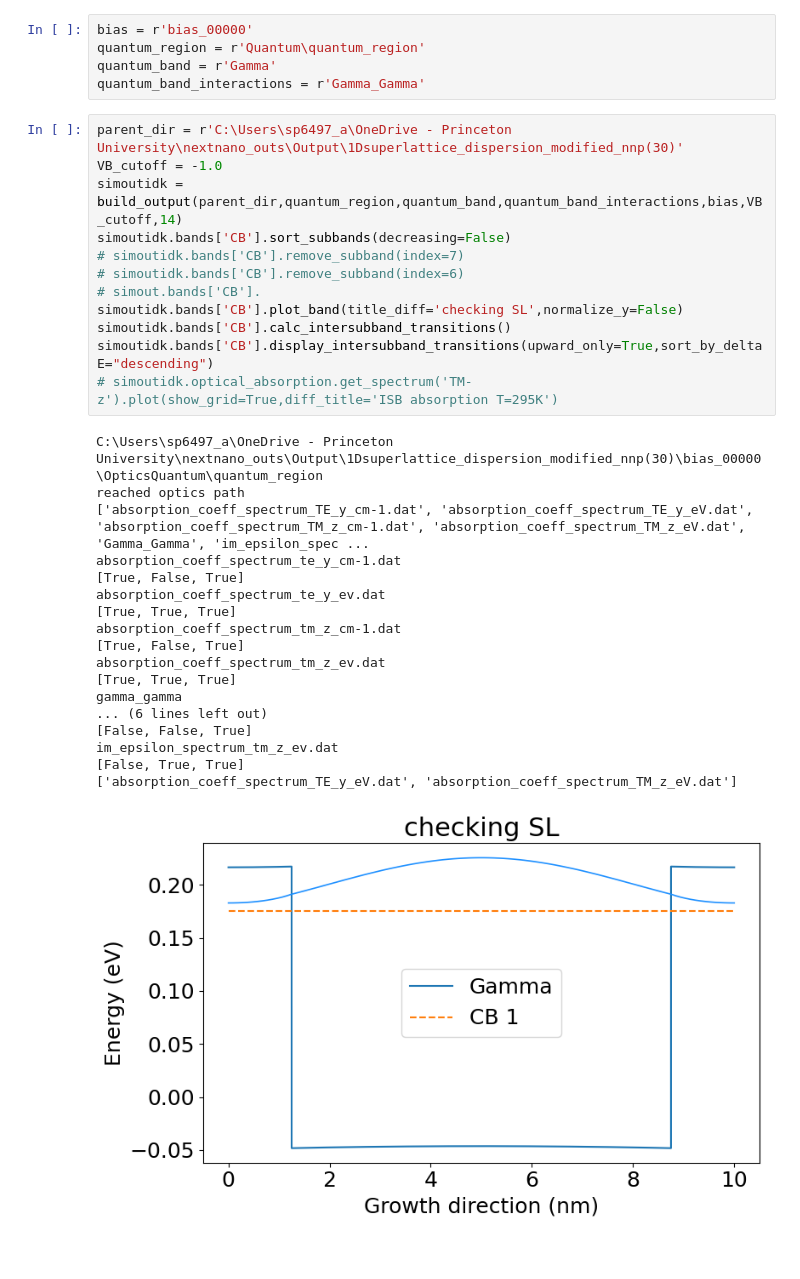
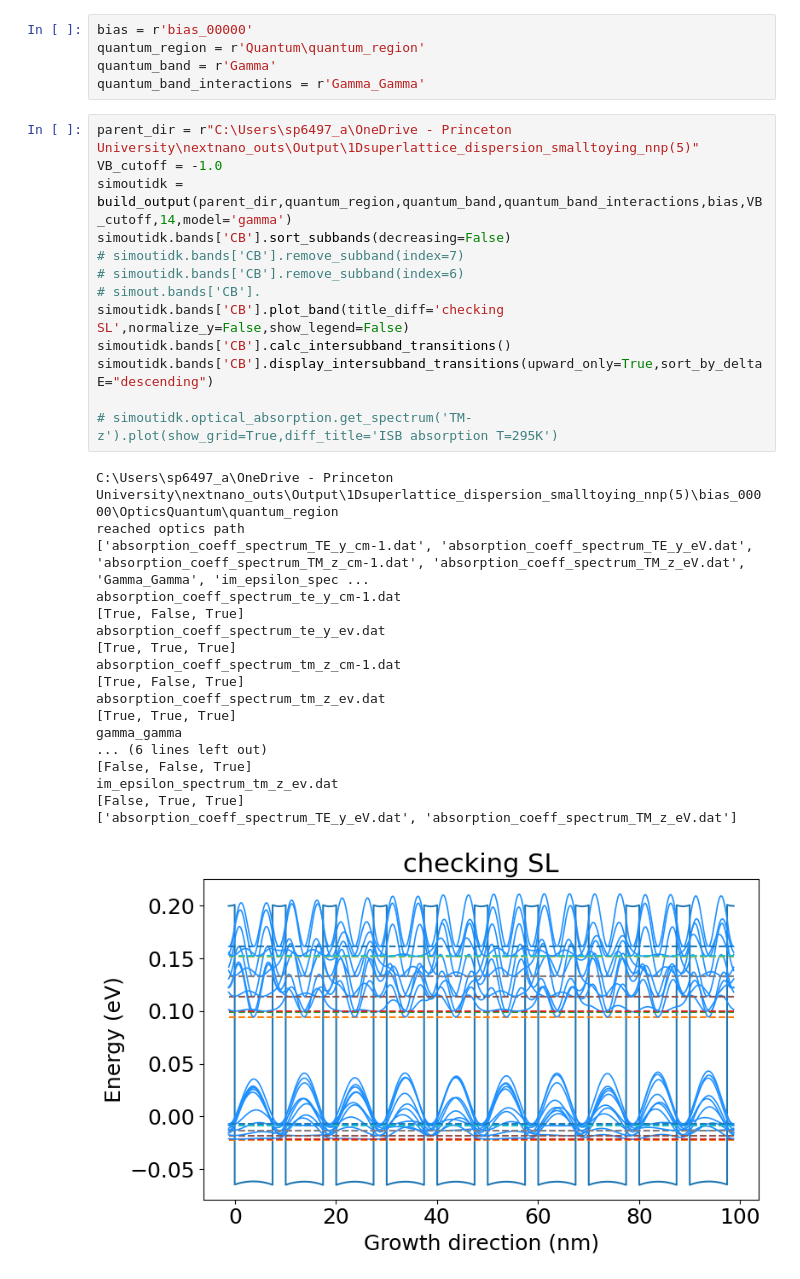
Before and after one commit to sherpsss/nextnanopy_projects, a Jupyter notebook: AlGaAsGaAsSL/AlGaAsGaAsSL.ipynb, the cells around one changed output. Saved outputs shown, nothing was run; the diff lists cells and outputs as text; blank space fills up the shorter version.

```diff
--- a/AlGaAsGaAsSL/AlGaAsGaAsSL.ipynb
+++ b/AlGaAsGaAsSL/AlGaAsGaAsSL.ipynb
@@ -21,36 +21,37 @@ quantum_region = r'Quantum\quantum_region'
 quantum_band = r'Gamma'
 quantum_band_interactions = r'Gamma_Gamma'
 # %%
-parent_dir = r'C:\Users\sp6497_a\OneDrive - Princeton University\nextnano_outs\Output\1Dsuperlattice_dispersion_modified_nnp(30)'
+parent_dir = r"C:\Users\sp6497_a\OneDrive - Princeton University\nextnano_outs\Output\1Dsuperlattice_dispersion_smalltoying_nnp(5)"
 VB_cutoff = -1.0
-simoutidk = build_output(parent_dir,quantum_region,quantum_band,quantum_band_interactions,bias,VB_cutoff,14)
+simoutidk = build_output(parent_dir,quantum_region,quantum_band,quantum_band_interactions,bias,VB_cutoff,14,model='gamma')
 simoutidk.bands['CB'].sort_subbands(decreasing=False)
 # simoutidk.bands['CB'].remove_subband(index=7)
 # simoutidk.bands['CB'].remove_subband(index=6)
 # simout.bands['CB'].
-simoutidk.bands['CB'].plot_band(title_diff='checking SL',normalize_y=False)
+simoutidk.bands['CB'].plot_band(title_diff='checking SL',normalize_y=False,show_legend=False)
 simoutidk.bands['CB'].calc_intersubband_transitions()
 simoutidk.bands['CB'].display_intersubband_transitions(upward_only=True,sort_by_deltaE="descending")
+
 # simoutidk.optical_absorption.get_spectrum('TM-z').plot(show_grid=True,diff_title='ISB absorption T=295K')
 # %% [output]
-C:\Users\sp6497_a\OneDrive - Princeton University\nextnano_outs\Output\1Dsuperlattice_dispersion_modified_nnp(30)\bias_00000\OpticsQuantum\quantum_region
+C:\Users\sp6497_a\OneDrive - Princeton University\nextnano_outs\Output\1Dsuperlattice_dispersion_smalltoying_nnp(5)\bias_00000\OpticsQuantum\quantum_region
 reached optics path
 ['absorption_coeff_spectrum_TE_y_cm-1.dat', 'absorption_coeff_spectrum_TE_y_eV.dat', 'absorption_coeff_spectrum_TM_z_cm-1.dat', 'absorption_coeff_spectrum_TM_z_eV.dat', 'Gamma_Gamma', 'im_epsilon_spec ...
 absorption_coeff_spectrum_te_y_cm-1.dat
 [True, False, True]
 absorption_coeff_spectrum_te_y_ev.dat
 [True, True, True]
 absorption_coeff_spectrum_tm_z_cm-1.dat
 [True, False, True]
 absorption_coeff_spectrum_tm_z_ev.dat
 [True, True, True]
 gamma_gamma
 ... (6 lines left out)
 [False, False, True]
 im_epsilon_spectrum_tm_z_ev.dat
 [False, True, True]
 ['absorption_coeff_spectrum_TE_y_eV.dat', 'absorption_coeff_spectrum_TM_z_eV.dat']
-[figure, old version]
+[figure, new version]
 Intersubband transition energies — CB
 -----------------------------------------------------
  i → j | ΔE (eV)
```
Also changed, not shown: parts of 3 cells of this notebook, 3 other files.
